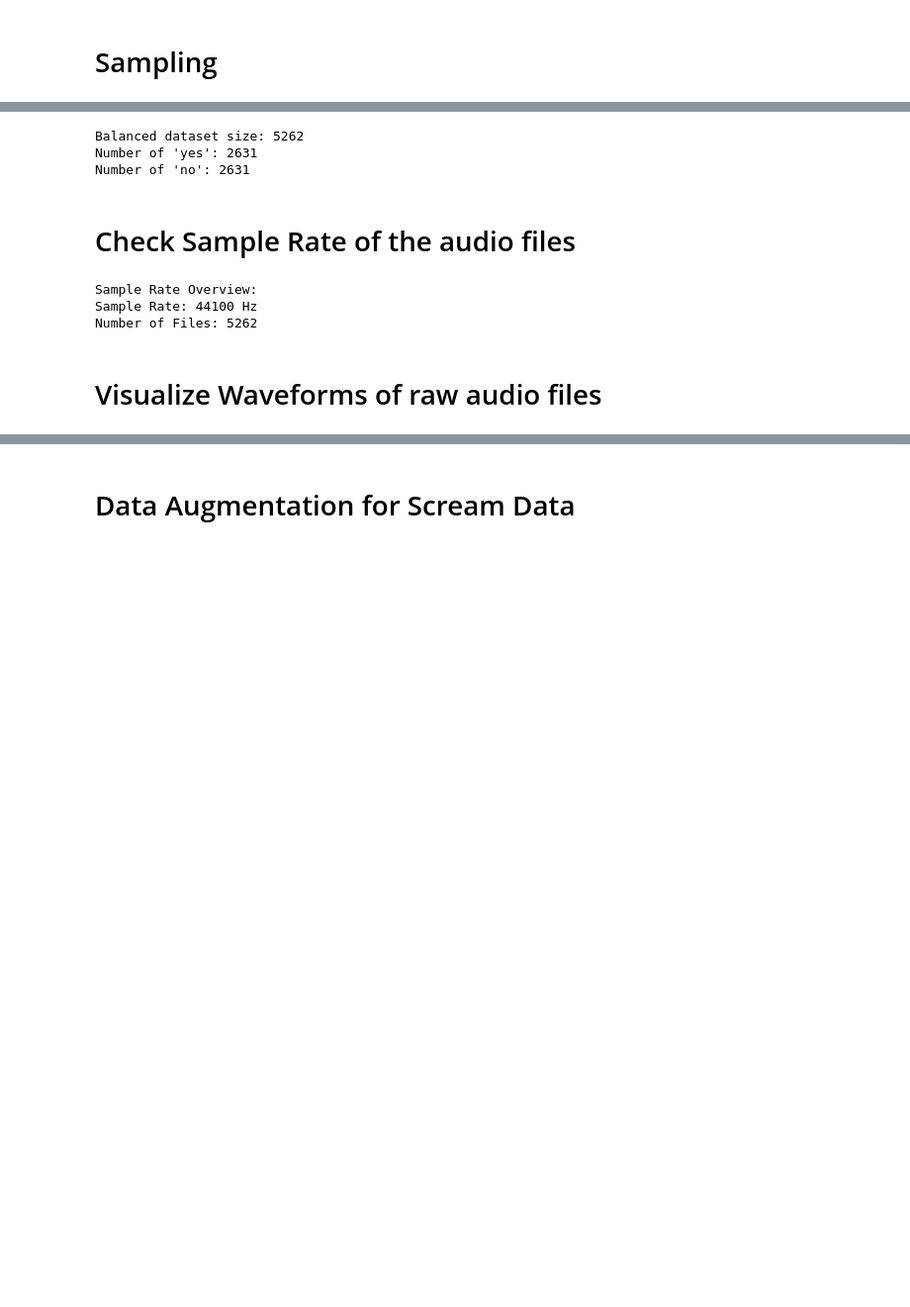
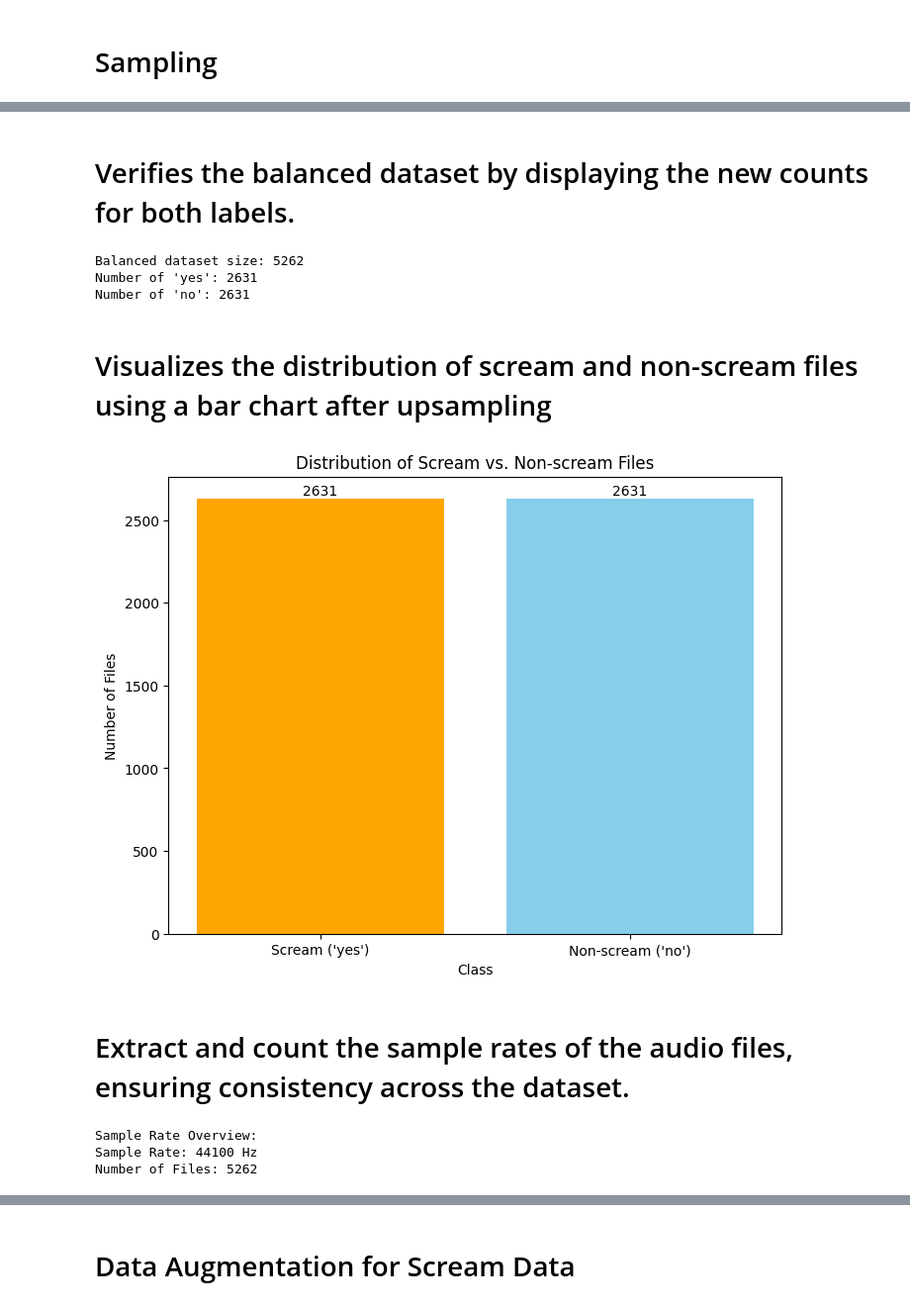
Before and after one commit to AshrafHussain23/Semester_3_Thesis, a Jupyter notebook: Scream Detection.ipynb, the cells around one changed output, grey strips where cells are left out. Shown at 99% size. Saved outputs shown, nothing was run; the diff lists cells and outputs as text; code cells hidden in the pictures; blank space fills up the shorter version.

```diff
--- a/Scream Detection.ipynb
+++ b/Scream Detection.ipynb
@@ -70,5 +70,7 @@ yes_upsampled = resample(
 balanced_indices = yes_upsampled + no_indices
 np.random.shuffle(balanced_indices)
+# %% [markdown]
+# Verifies the balanced dataset by displaying the new counts for both labels.
 # %%
 file_paths_balanced = [file_paths[i] for i in balanced_indices]
 labels_balanced = [labels[i] for i in balanced_indices]
@@ -80,8 +82,25 @@ print(f"Number of 'no': {labels_balanced.count('no')}")
 Balanced dataset size: 5262
 Number of 'yes': 2631
 Number of 'no': 2631
-# %% [markdown]
-# Check Sample Rate of the audio files
+# %% [markdown]
+# Visualizes the distribution of scream and non-scream files using a bar chart after upsampling
+# %%
+label_counts = [labels_balanced.count("yes"), labels_balanced.count("no")]
+label_names = ["Scream ('yes')", "Non-scream ('no')"]
+
+plt.figure(figsize=(8, 6))
+bars = plt.bar(label_names, label_counts, color=['orange', 'skyblue'])
+plt.xlabel("Class")
+plt.ylabel("Number of Files")
+plt.title("Distribution of Scream vs. Non-scream Files")
+
+plt.bar_label(bars, label_type='edge')
+
+plt.show()
+# %% [output]
+[figure, added]
+# %% [markdown]
+# Extract and count the sample rates of the audio files, ensuring consistency across the dataset.
 # %%
 import librosa
 from collections import Counter
@@ -105,5 +124,3 @@ for rate, count in sample_rate_counts.items():
 Sample Rate Overview:
 Sample Rate: 44100 Hz
 Number of Files: 5262
-# %% [markdown]
-# Visualize Waveforms of raw audio files
```
Also changed, not shown: parts of 154 cells of this notebook, 4 other files.
